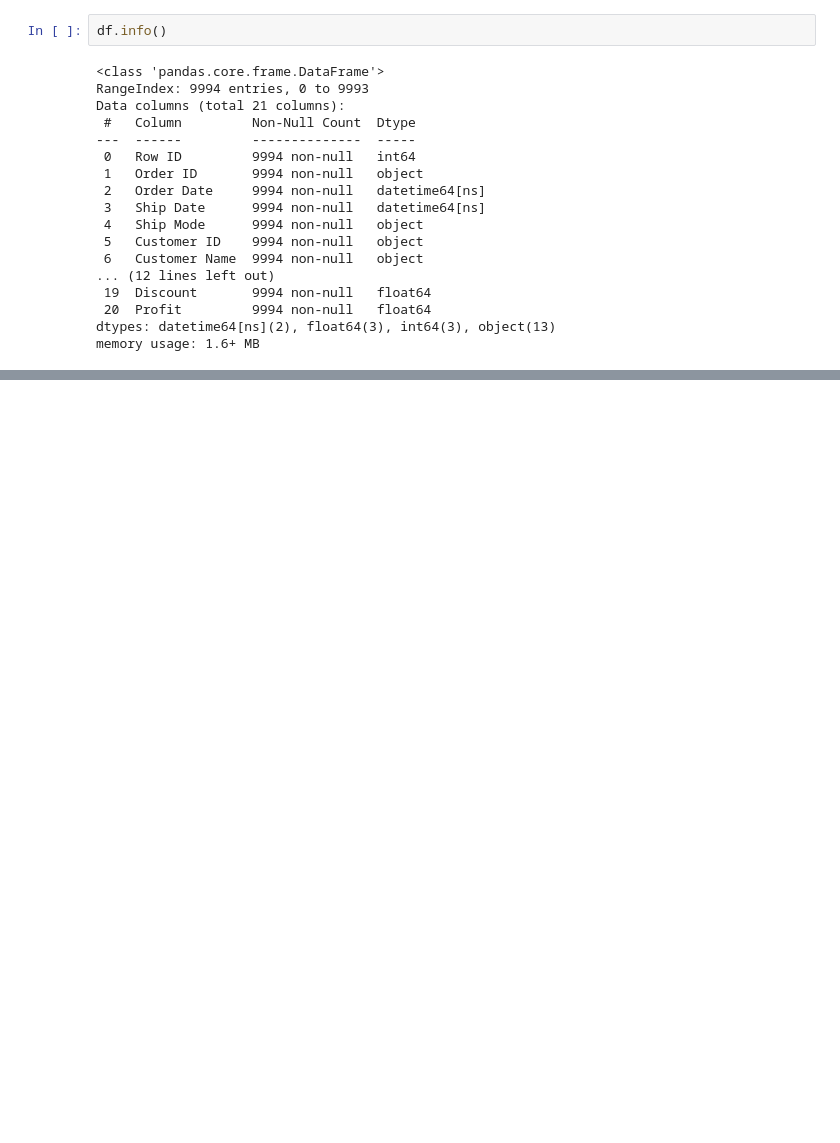
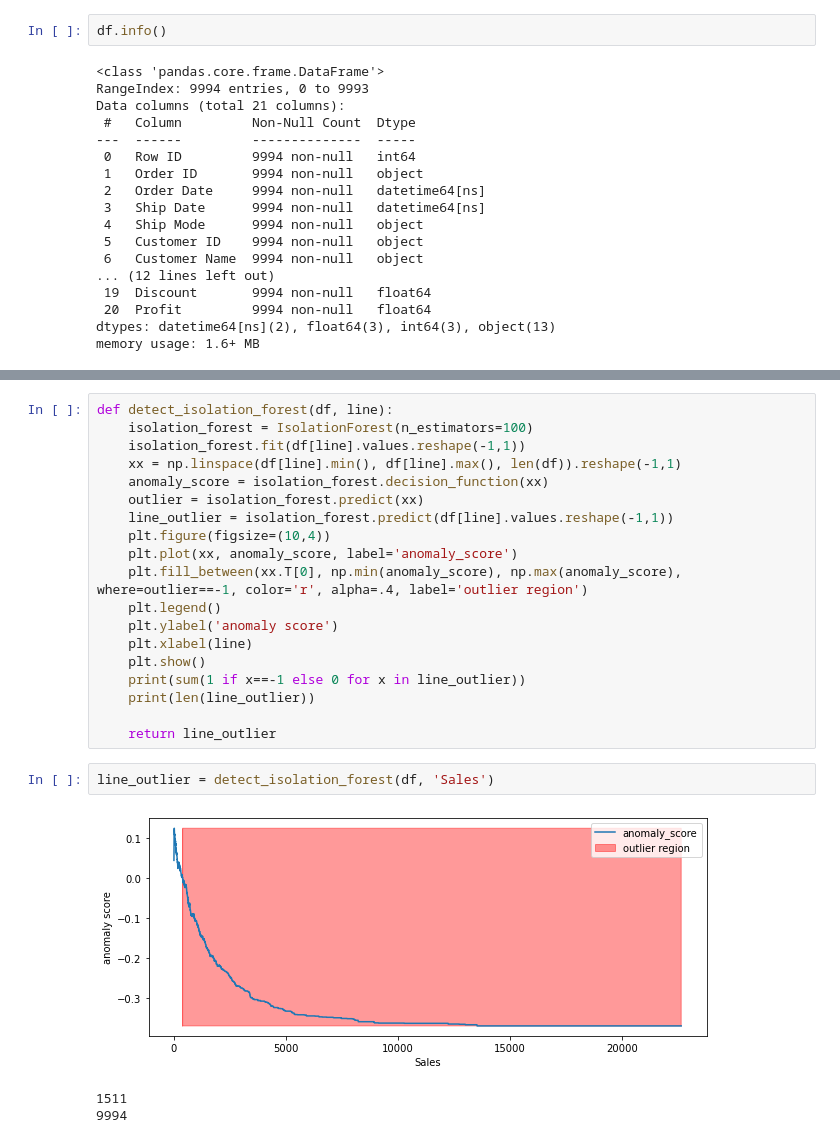
Before and after one commit to kl1986/Anomaly-Detection-1, a Jupyter notebook: Untitled.ipynb, the cells around one changed output, grey strips where cells are left out. Saved outputs shown, nothing was run; the diff lists cells and outputs as text; blank space fills up the shorter version.

Commit message:
added function wip for isolation forest univariate

```diff
--- a/Untitled.ipynb
+++ b/Untitled.ipynb
@@ -85,3 +80,28 @@ min          0.444000
 75%        209.940000
 max      22638.480000
 Name: Sales, dtype: float64
+# %%
+def detect_isolation_forest(df, line):
+    isolation_forest = IsolationForest(n_estimators=100)
+    isolation_forest.fit(df[line].values.reshape(-1,1))
+    xx = np.linspace(df[line].min(), df[line].max(), len(df)).reshape(-1,1)
+    anomaly_score = isolation_forest.decision_function(xx)
+    outlier = isolation_forest.predict(xx)
+    line_outlier = isolation_forest.predict(df[line].values.reshape(-1,1))
+    plt.figure(figsize=(10,4))
+    plt.plot(xx, anomaly_score, label='anomaly_score')
+    plt.fill_between(xx.T[0], np.min(anomaly_score), np.max(anomaly_score), where=outlier==-1, color='r', alpha=.4, label='outlier region')
+    plt.legend()
+    plt.ylabel('anomaly score')
+    plt.xlabel(line)
+    plt.show()
+    print(sum(1 if x==-1 else 0 for x in line_outlier))
+    print(len(line_outlier))
+
+    return line_outlier
+# %%
+line_outlier = detect_isolation_forest(df, 'Sales')
+# %% [output]
+[figure, added]
+1511
+9994
```
Also changed, not shown: parts of 4 cells of this notebook.
